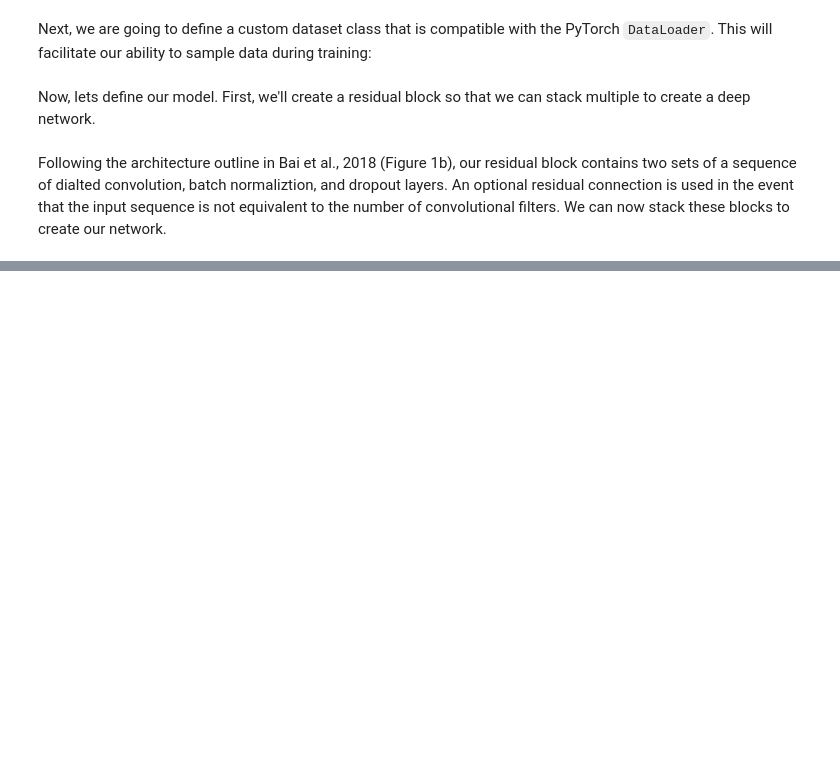
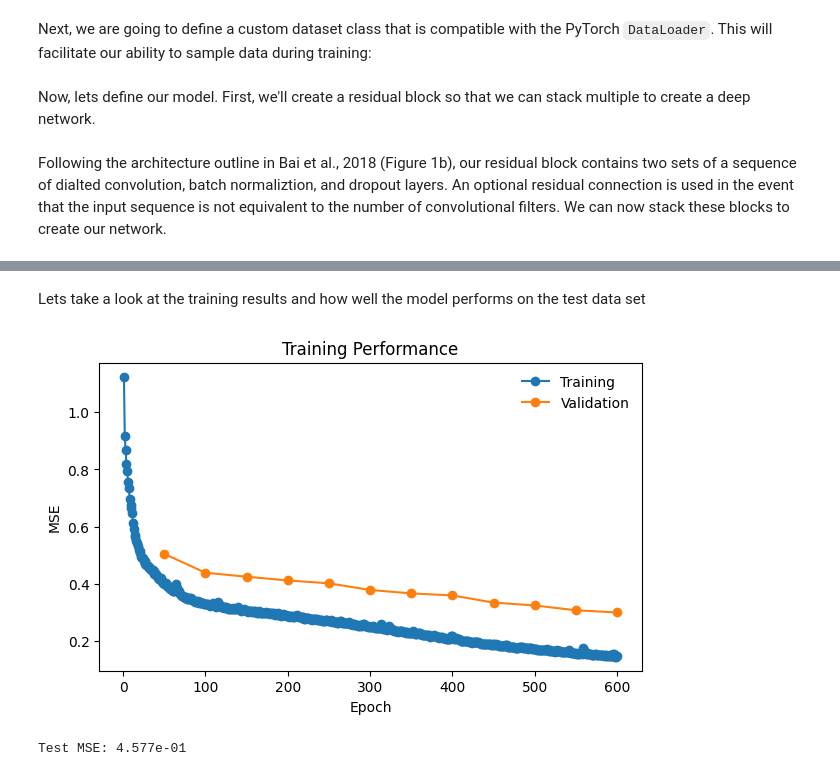
Before and after one commit to jggarrett23/EEG_Forecast_Book, a Jupyter notebook: docs/TCN.ipynb, the cells around one changed output, grey strips where cells are left out. Saved outputs shown, nothing was run; the diff lists cells and outputs as text; code cells hidden in the pictures; blank space fills up the shorter version.

```diff
--- a/docs/TCN.ipynb
+++ b/docs/TCN.ipynb
@@ -226,0 +272,16 @@ Here, we are stacking multiple TCN residual blocks to create our network. You'll
+# %%
+trainDL = DataLoader(train_dataset, batch_size=BATCH_SIZE, shuffle=True)
+valDL = DataLoader(val_dataset, batch_size=BATCH_SIZE, shuffle=False)
+testDL = DataLoader(test_dataset, batch_size=BATCH_SIZE, shuffle=False)
+# %%
+device = torch.device('cuda')
+# %%
+model = TCN(
+    input_size = (nChans, SEQ_LENGTH),
+    horizon=HORIZON,
+    nFilters=128,
+    kernel_size=125, # make equivalent to ~500 ms
+).to(device)
+# %%
+optimizer = optim.NAdam(model.parameters(), lr=LEARN_RATE)
+criterion = nn.MSELoss()
@@ -226,0 +344,32 @@ Here, we are stacking multiple TCN residual blocks to create our network. You'll
+# %% [markdown]
+Lets take a look at the training results and how well the model performs on the test data set
+# %%
+plt.figure(figsize=(7,4))
+plt.plot(np.arange(N_EPOCHS)+1, train_loss, marker='o', label='Training')
+plt.plot(
+    [x for x in np.arange(N_EPOCHS) + 1 if not x % UPDATE_FREQ],
+    val_loss,
+    marker='o',
+    label='Validation'
+)
+plt.title('Training Performance')
+plt.xlabel('Epoch')
+plt.ylabel('MSE')
+plt.legend(frameon=False)
+plt.show()
+# %% [output]
+[figure, added]
+# %%
+model.eval()
+with torch.no_grad():
+    input_sequence = X_test[:, :, :-HORIZON].to(device)
+    target_sequence = X_test[:, :, -HORIZON:].to(device)
+
+    predictions = model(input_sequence)
+    test_loss = criterion(predictions, target_sequence)
+
+    predictions = predictions.cpu().numpy()
+
+print(f'Test MSE: {test_loss.item():0.3e}')
+# %% [output]
+Test MSE: 4.577e-01
```
Also changed, not shown: parts of 16 cells of this notebook.
